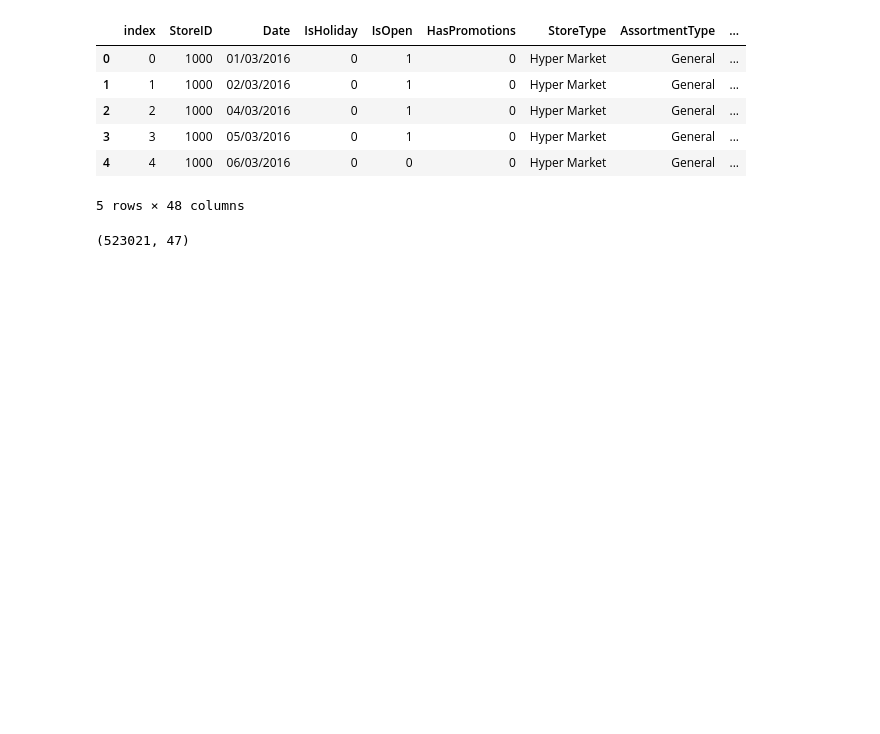
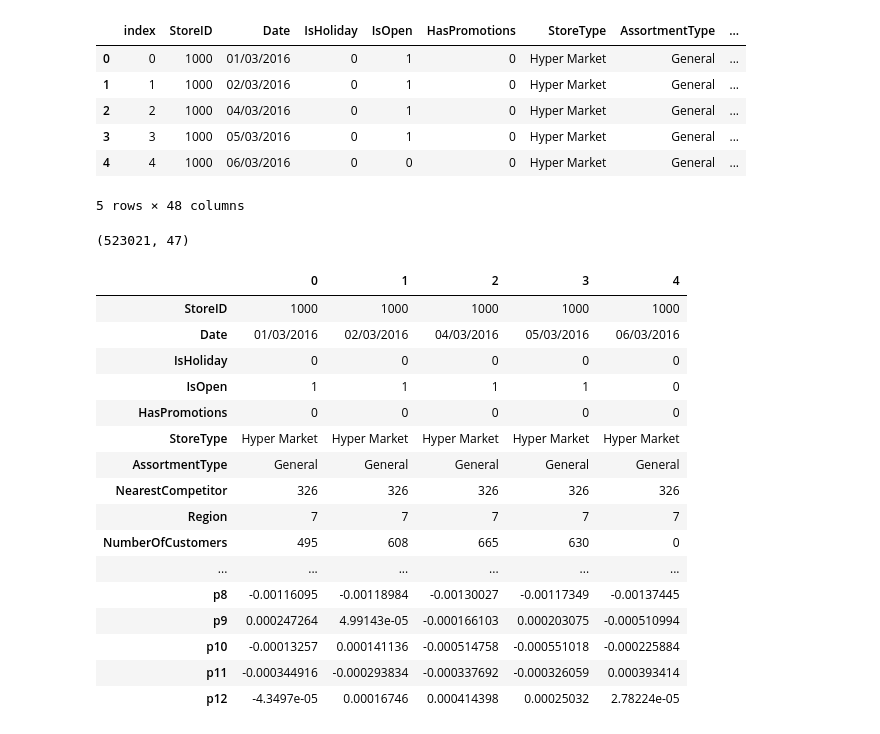
Before and after one commit to mirkomantovani/DMTM-project-BIP, a Jupyter notebook: 3.4_Prepr_train_PCA.ipynb, the cells around one changed output. Saved outputs shown, nothing was run; the diff lists cells and outputs as text; code cells hidden in the pictures; blank space fills up the shorter version.

```diff
--- a/3.4_Prepr_train_PCA.ipynb
+++ b/3.4_Prepr_train_PCA.ipynb
@@ -210,9 +236,27 @@ finalDf.head()
 5 rows × 48 columns
 # %%
 finalDf.drop(['index'],inplace=True,axis=1)
-# %%
-finalDf.shape
-# %% [output]
-(523021, 47)
+# %%
+print(finalDf.shape)
+finalDf.head().T
+# %% [output]
+(523021, 47)
+|  | 0 | 1 | 2 | 3 | 4 |
+| StoreID | 1000 | 1000 | 1000 | 1000 | 1000 |
+| Date | 01/03/2016 | 02/03/2016 | 04/03/2016 | 05/03/2016 | 06/03/2016 |
+| IsHoliday | 0 | 0 | 0 | 0 | 0 |
+| IsOpen | 1 | 1 | 1 | 1 | 0 |
+| HasPromotions | 0 | 0 | 0 | 0 | 0 |
+| StoreType | Hyper Market | Hyper Market | Hyper Market | Hyper Market | Hyper Market |
+| AssortmentType | General | General | General | General | General |
+| NearestCompetitor | 326 | 326 | 326 | 326 | 326 |
+| Region | 7 | 7 | 7 | 7 | 7 |
+| NumberOfCustomers | 495 | 608 | 665 | 630 | 0 |
+| ... | ... | ... | ... | ... | ... |
+| p8 | -0.00116095 | -0.00118984 | -0.00130027 | -0.00117349 | -0.00137445 |
+| p9 | 0.000247264 | 4.99143e-05 | -0.000166103 | 0.000203075 | -0.000510994 |
+| p10 | -0.00013257 | 0.000141136 | -0.000514758 | -0.000551018 | -0.000225884 |
+| p11 | -0.000344916 | -0.000293834 | -0.000337692 | -0.000326059 | 0.000393414 |
+| p12 | -4.3497e-05 | 0.00016746 | 0.000414398 | 0.00025032 | 2.78224e-05 |
 # %%
 finalDf.to_csv('./dataset/preprocessed_train_PCA.csv')
```
Also changed, not shown: parts of 3 cells of this notebook.
